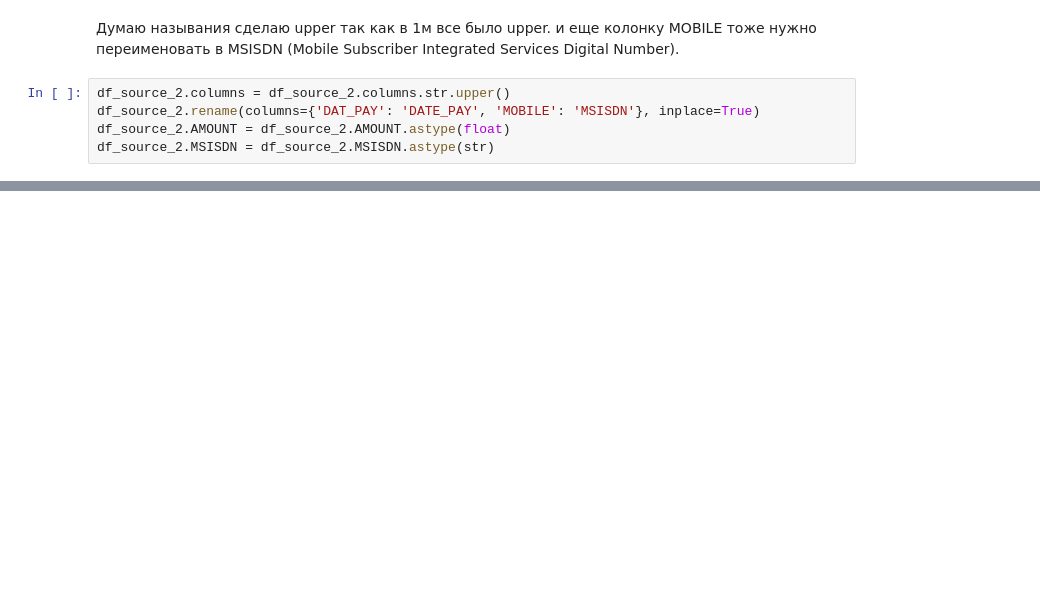
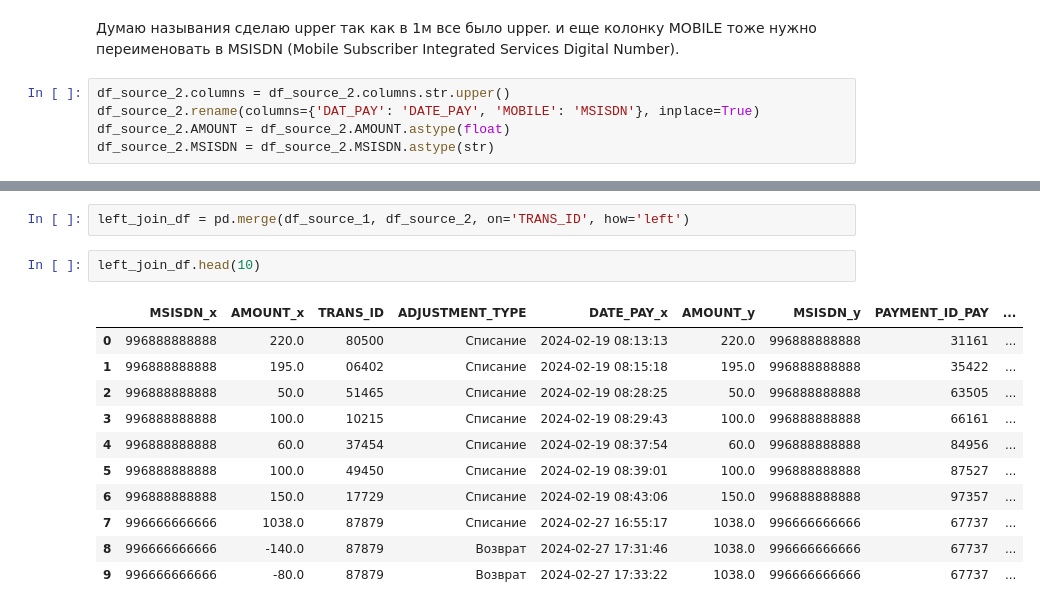
Before and after one commit to oneku16/nur-telecom-RAFM, a Jupyter notebook: task_1.ipynb, the cells around one changed output, grey strips where cells are left out. Saved outputs shown, nothing was run; the diff lists cells and outputs as text; blank space fills up the shorter version.

```diff
--- a/task_1.ipynb
+++ b/task_1.ipynb
@@ -130,3 +145,19 @@ df_source_2.head()
 | 2 | 125.0 | 996999999999 | 72276 | 74680 | 14.03.2024 12:24:25 | Успешная операция | Возврат средств по покупке 164780... |
 | 3 | 620.0 | 996777777777 | 24388 | 60458 | 14.03.2024 16:37:04 | Успешная операция | Сервис #1 |
 | 4 | 319.4 | 996777777777 | 51325 | 66260 | 14.03.2024 16:40:08 | Успешная операция | Возврат средств по покупке 856290... |
+# %%
+left_join_df = pd.merge(df_source_1, df_source_2, on='TRANS_ID', how='left')
+# %%
+left_join_df.head(10)
+# %% [output]
+|  | MSISDN_x | AMOUNT_x | TRANS_ID | ADJUSTMENT_TYPE | DATE_PAY_x | AMOUNT_y | MSISDN_y | PAYMENT_ID_PAY | ... |
+| 0 | 996888888888 | 220.0 | 80500 | Списание | 2024-02-19 08:13:13 | 220.0 | 996888888888 | 31161 | ... |
+| 1 | 996888888888 | 195.0 | 06402 | Списание | 2024-02-19 08:15:18 | 195.0 | 996888888888 | 35422 | ... |
+| 2 | 996888888888 | 50.0 | 51465 | Списание | 2024-02-19 08:28:25 | 50.0 | 996888888888 | 63505 | ... |
+| 3 | 996888888888 | 100.0 | 10215 | Списание | 2024-02-19 08:29:43 | 100.0 | 996888888888 | 66161 | ... |
+| 4 | 996888888888 | 60.0 | 37454 | Списание | 2024-02-19 08:37:54 | 60.0 | 996888888888 | 84956 | ... |
+| 5 | 996888888888 | 100.0 | 49450 | Списание | 2024-02-19 08:39:01 | 100.0 | 996888888888 | 87527 | ... |
+| 6 | 996888888888 | 150.0 | 17729 | Списание | 2024-02-19 08:43:06 | 150.0 | 996888888888 | 97357 | ... |
+| 7 | 996666666666 | 1038.0 | 87879 | Списание | 2024-02-27 16:55:17 | 1038.0 | 996666666666 | 67737 | ... |
+| 8 | 996666666666 | -140.0 | 87879 | Возврат | 2024-02-27 17:31:46 | 1038.0 | 996666666666 | 67737 | ... |
+| 9 | 996666666666 | -80.0 | 87879 | Возврат | 2024-02-27 17:33:22 | 1038.0 | 996666666666 | 67737 | ... |
```
Also changed, not shown: parts of 15 cells of this notebook, 1 other file.
